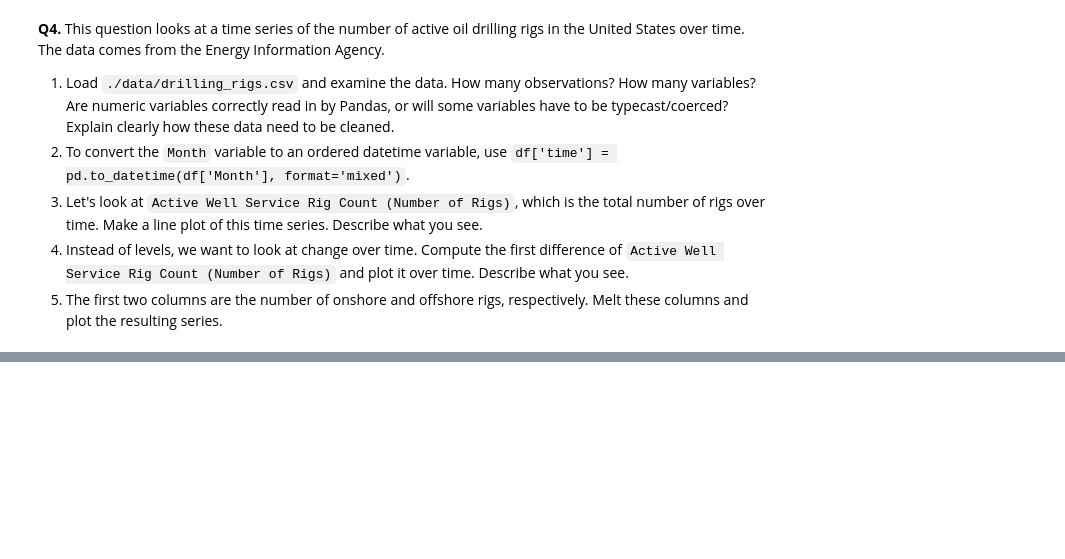
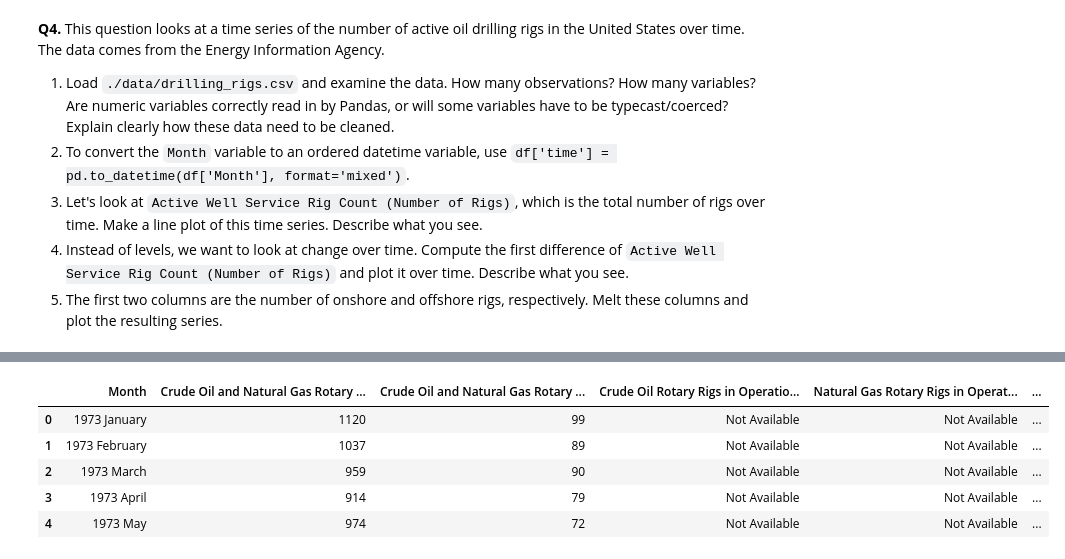
Before and after one commit to isaactabor21/EDA, a Jupyter notebook: assignment/assignment.ipynb, the cells around one changed output, grey strips where cells are left out. Cells and saved outputs as stored; diff of their text form; code cells hidden in the pictures; blank space fills up the shorter version.

Commit message:
Finished assignment

```diff
--- a/assignment/assignment.ipynb
+++ b/assignment/assignment.ipynb
@@ -283,3 +283,26 @@ dtype: int64
 3. Let's look at `Active Well Service Rig Count (Number of Rigs)`, which is the total number of rigs over time. Make a line plot of this time series. Describe what you see.
 4. Instead of levels, we want to look at change over time. Compute the first difference of  `Active Well Service Rig Count (Number of Rigs)` and plot it over time. Describe what you see.
 5. The first two columns are the number of onshore and offshore rigs, respectively. Melt these columns and plot the resulting series.
+# %%
+# Part 1
+
+drilling = pd.read_csv("/content/EDA/assignment/data/drilling_rigs.csv")
+drilling.info()
+
+# There are 632 observations and 10 variables.
+
+# Numeric variables do not seem to be correctly read in by pandas. The columns below need to be converted to numeric:
+
+'''
+'Crude Oil Rotary Rigs in Operation, Total (Number of Rigs)', 'Natural Gas Rotary Rigs in Operation, Total (Number of Rigs)',
+'Crude Oil and Natural Gas Rotary Rigs in Operation, Horizontal Trajectory (Number of Rigs)',
+'Crude Oil and Natural Gas Rotary Rigs in Operation, Directional Trajectory (Number of Rigs)',
+'Crude Oil and Natural Gas Rotary Rigs in Operation, Vertical Trajectory (Number of Rigs)',
+and 'Active Well Service Rig Count (Number of Rigs)'
+'''
+
+# They all say "number of rigs" so they should be numeric, but currently object because NAs are entered as "Not Available"
+
+# As a result, the data needs to be cleaned by replacing the "Not Available" with np.nan and then converting to numeric
+
+# We should also have date time variable for month
@@ -285,0 +327,9 @@ dtype: int64
+# %%
+drilling.head()
+# %% [output]
+|  | Month | Crude Oil and Natural Gas Rotary ... | Crude Oil and Natural Gas Rotary ... | Crude Oil Rotary Rigs in Operatio... | Natural Gas Rotary Rigs in Operat... | ... |
+| 0 | 1973 January | 1120 | 99 | Not Available | Not Available | ... |
+| 1 | 1973 February | 1037 | 89 | Not Available | Not Available | ... |
+| 2 | 1973 March | 959 | 90 | Not Available | Not Available | ... |
+| 3 | 1973 April | 914 | 79 | Not Available | Not Available | ... |
+| 4 | 1973 May | 974 | 72 | Not Available | Not Available | ... |
```
Also changed, not shown: parts of 10 cells of this notebook.
